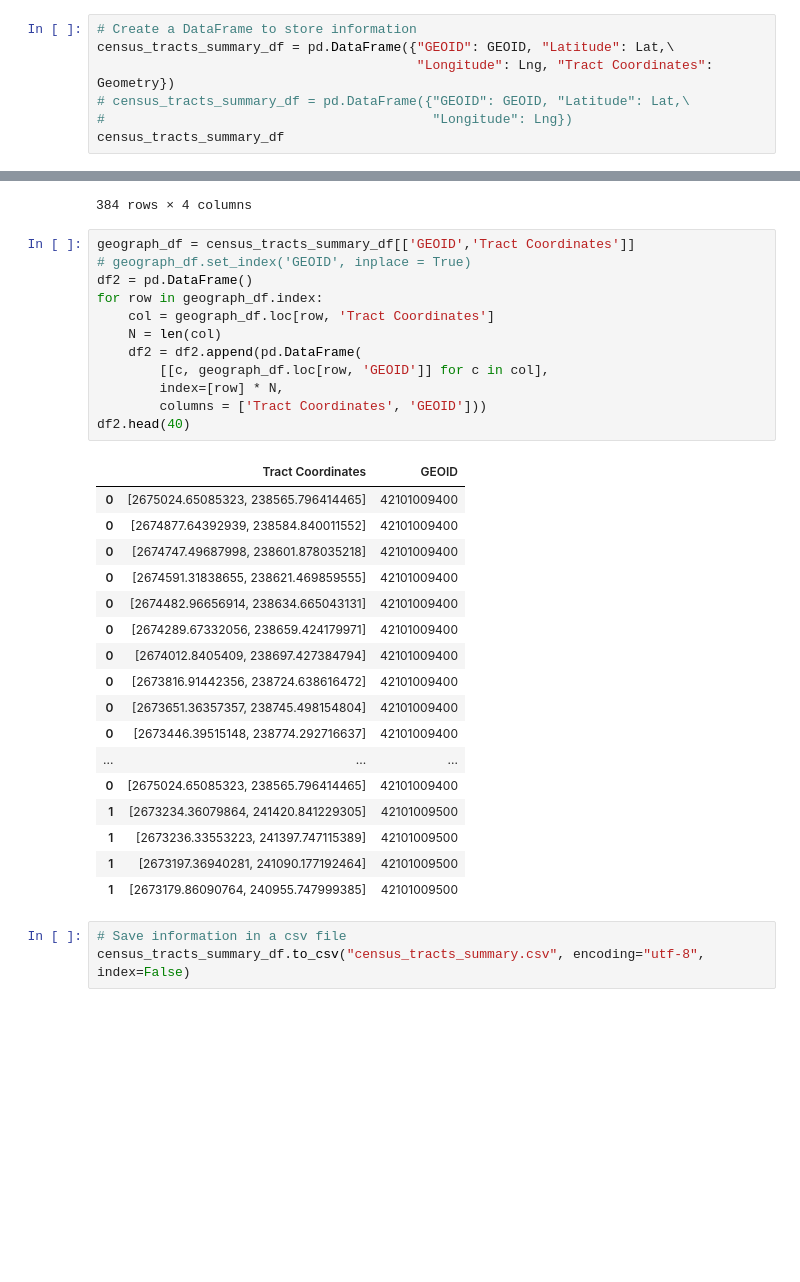
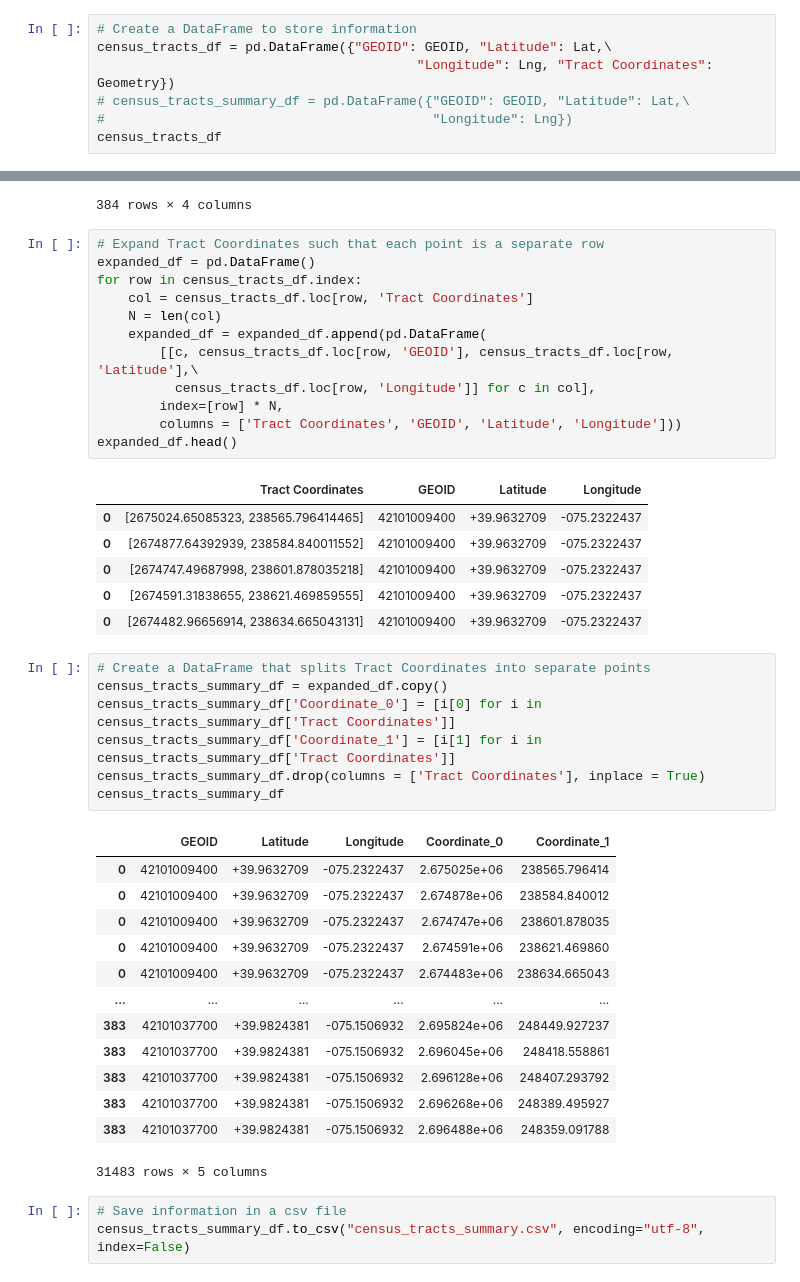
Before and after one commit to caitbeatty/project2, a Jupyter notebook: API datasources/Census_Data_Rough.ipynb, the cells around one changed output, grey strips where cells are left out. Drawn from its saved outputs; the diff is of its cells as text; blank space fills up the shorter version.

Commit message:
census tract data extracted and cleaned

```diff
--- a/API datasources/Census_Data_Rough.ipynb
+++ b/API datasources/Census_Data_Rough.ipynb
@@ -53,11 +53,11 @@ for info in census_tracts_data:
     Geometry.append(info['geometry']['rings'][0])
 # %%
 # Create a DataFrame to store information
-census_tracts_summary_df = pd.DataFrame({"GEOID": GEOID, "Latitude": Lat,\
+census_tracts_df = pd.DataFrame({"GEOID": GEOID, "Latitude": Lat,\
                                          "Longitude": Lng, "Tract Coordinates": Geometry})
 # census_tracts_summary_df = pd.DataFrame({"GEOID": GEOID, "Latitude": Lat,\
 #                                          "Longitude": Lng})
-census_tracts_summary_df
+census_tracts_df
 # %% [output]
 |  | GEOID | Latitude | Longitude | Tract Coordinates |
 | 0 | 42101009400 | +39.9632709 | -075.2322437 | [[2675024.65085323, 238565.796414... |
@@ -73,35 +73,45 @@ census_tracts_summary_df
 | 383 | 42101037700 | +39.9824381 | -075.1506932 | [[2696488.10202073, 248359.091788... |
 384 rows × 4 columns
 # %%
-geograph_df = census_tracts_summary_df[['GEOID','Tract Coordinates']]
-# geograph_df.set_index('GEOID', inplace = True)
-df2 = pd.DataFrame()
-for row in geograph_df.index:
-    col = geograph_df.loc[row, 'Tract Coordinates']
+# Expand Tract Coordinates such that each point is a separate row
+expanded_df = pd.DataFrame()
+for row in census_tracts_df.index:
+    col = census_tracts_df.loc[row, 'Tract Coordinates']
     N = len(col)
-    df2 = df2.append(pd.DataFrame(
-        [[c, geograph_df.loc[row, 'GEOID']] for c in col],
+    expanded_df = expanded_df.append(pd.DataFrame(
+        [[c, census_tracts_df.loc[row, 'GEOID'], census_tracts_df.loc[row, 'Latitude'],\
+          census_tracts_df.loc[row, 'Longitude']] for c in col],
         index=[row] * N,
-        columns = ['Tract Coordinates', 'GEOID']))
-df2.head(40)
+        columns = ['Tract Coordinates', 'GEOID', 'Latitude', 'Longitude']))
+expanded_df.head()
 # %% [output]
-|  | Tract Coordinates | GEOID |
-| 0 | [2675024.65085323, 238565.796414465] | 42101009400 |
-| 0 | [2674877.64392939, 238584.840011552] | 42101009400 |
-| 0 | [2674747.49687998, 238601.878035218] | 42101009400 |
-| 0 | [2674591.31838655, 238621.469859555] | 42101009400 |
-| 0 | [2674482.96656914, 238634.665043131] | 42101009400 |
-| 0 | [2674289.67332056, 238659.424179971] | 42101009400 |
-| 0 | [2674012.8405409, 238697.427384794] | 42101009400 |
-| 0 | [2673816.91442356, 238724.638616472] | 42101009400 |
-| 0 | [2673651.36357357, 238745.498154804] | 42101009400 |
-| 0 | [2673446.39515148, 238774.292716637] | 42101009400 |
-| ... | ... | ... |
-| 0 | [2675024.65085323, 238565.796414465] | 42101009400 |
-| 1 | [2673234.36079864, 241420.841229305] | 42101009500 |
-| 1 | [2673236.33553223, 241397.747115389] | 42101009500 |
-| 1 | [2673197.36940281, 241090.177192464] | 42101009500 |
-| 1 | [2673179.86090764, 240955.747999385] | 42101009500 |
+|  | Tract Coordinates | GEOID | Latitude | Longitude |
+| 0 | [2675024.65085323, 238565.796414465] | 42101009400 | +39.9632709 | -075.2322437 |
+| 0 | [2674877.64392939, 238584.840011552] | 42101009400 | +39.9632709 | -075.2322437 |
+| 0 | [2674747.49687998, 238601.878035218] | 42101009400 | +39.9632709 | -075.2322437 |
+| 0 | [2674591.31838655, 238621.469859555] | 42101009400 | +39.9632709 | -075.2322437 |
+| 0 | [2674482.96656914, 238634.665043131] | 42101009400 | +39.9632709 | -075.2322437 |
+# %%
+# Create a DataFrame that splits Tract Coordinates into separate points
+census_tracts_summary_df = expanded_df.copy()
+census_tracts_summary_df['Coordinate_0'] = [i[0] for i in census_tracts_summary_df['Tract Coordinates']]
+census_tracts_summary_df['Coordinate_1'] = [i[1] for i in census_tracts_summary_df['Tract Coordinates']]
+census_tracts_summary_df.drop(columns = ['Tract Coordinates'], inplace = True)
+census_tracts_summary_df
+# %% [output]
+|  | GEOID | Latitude | Longitude | Coordinate_0 | Coordinate_1 |
+| 0 | 42101009400 | +39.9632709 | -075.2322437 | 2.675025e+06 | 238565.796414 |
+| 0 | 42101009400 | +39.9632709 | -075.2322437 | 2.674878e+06 | 238584.840012 |
+| 0 | 42101009400 | +39.9632709 | -075.2322437 | 2.674747e+06 | 238601.878035 |
+| 0 | 42101009400 | +39.9632709 | -075.2322437 | 2.674591e+06 | 238621.469860 |
+| 0 | 42101009400 | +39.9632709 | -075.2322437 | 2.674483e+06 | 238634.665043 |
+| ... | ... | ... | ... | ... | ... |
+| 383 | 42101037700 | +39.9824381 | -075.1506932 | 2.695824e+06 | 248449.927237 |
+| 383 | 42101037700 | +39.9824381 | -075.1506932 | 2.696045e+06 | 248418.558861 |
+| 383 | 42101037700 | +39.9824381 | -075.1506932 | 2.696128e+06 | 248407.293792 |
+| 383 | 42101037700 | +39.9824381 | -075.1506932 | 2.696268e+06 | 248389.495927 |
+| 383 | 42101037700 | +39.9824381 | -075.1506932 | 2.696488e+06 | 248359.091788 |
+31483 rows × 5 columns
 # %%
 # Save information in a csv file
 census_tracts_summary_df.to_csv("census_tracts_summary.csv", encoding="utf-8", index=False)
```
Also changed, not shown: parts of 3 cells of this notebook.
